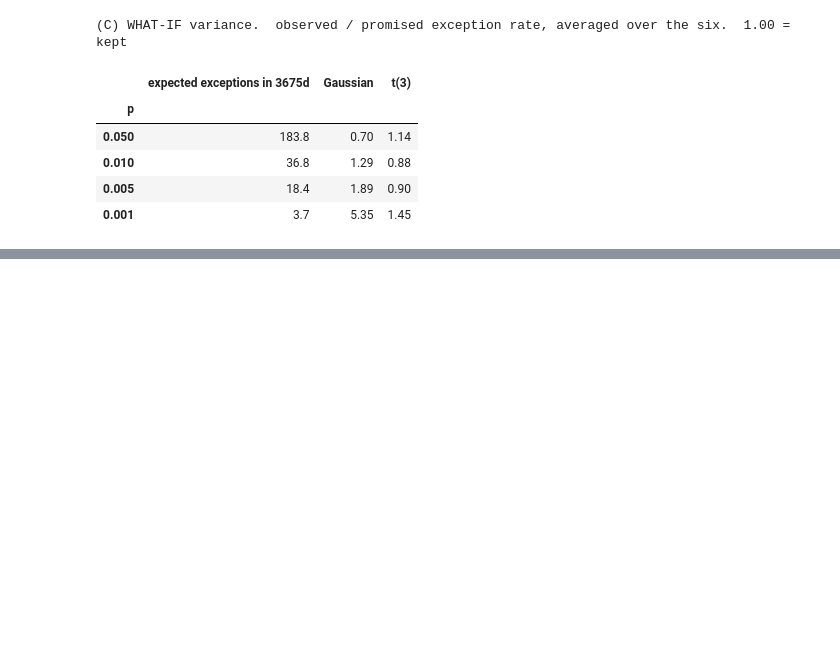
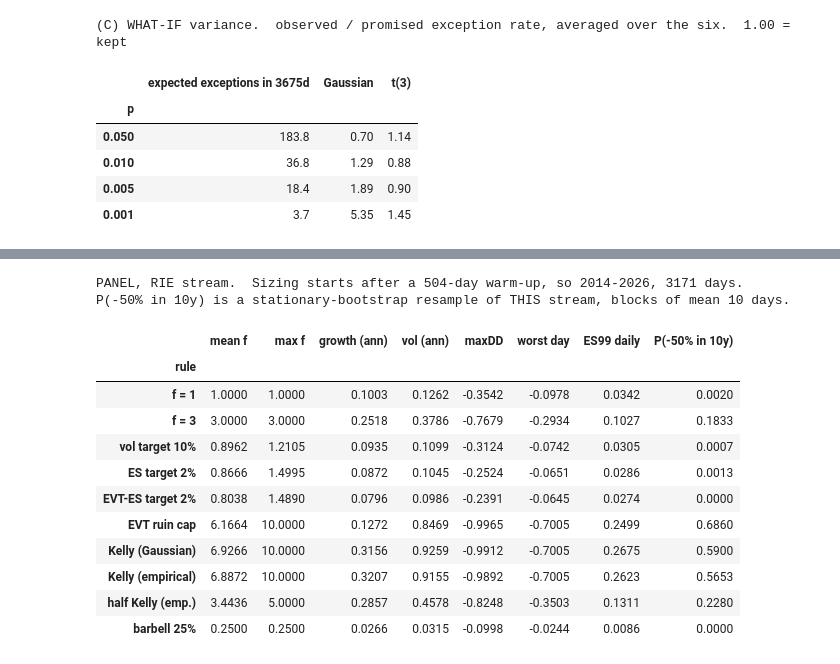
Before and after one commit to MarcoGaloppo/EVT-FatTails-PreAsymptotics, a Jupyter notebook: narrative_evt_market_data.ipynb, the cells around one changed output, grey strips where cells are left out. Drawn from its saved outputs; the diff is of its cells as text; code cells hidden in the pictures; blank space fills up the shorter version.

```diff
--- a/narrative_evt_market_data.ipynb
+++ b/narrative_evt_market_data.ipynb
@@ -2042,0 +2269,68 @@ So,  **what did the backtest found?**
+# %%
+# ---- 6c.  Nine sizing rules, head to head.  Every one of them picks its leverage every 21
+#      days using ONLY the previous 504 days -- the same rhythm and the same information set as
+#      the Part 5 backtest.  No what-if columns from here on.
+LOOK, STEP, FCAP = 504, 21, 10.0
+HOR, PRUIN = 2520, 0.01
+
+def leverage(h, rule):
+    """Leverage from a window `h` of PAST returns.  Nothing here sees the future."""
+    if   rule == "f = 1":             return 1.0
+    elif rule == "f = 3":             return 3.0
+    elif rule == "vol target 10%":    return 0.10 / (h.std() * np.sqrt(252))
+    elif rule == "ES target 2%":      return 0.02 / var_es_empirical(-h, 0.01)["es"]
+    elif rule == "EVT-ES target 2%":  return 0.02 / pot_var_es(-h, float(np.quantile(-h, .95)), 0.01)["es"]
+    elif rule == "EVT ruin cap":      return 1.0 / pot_var_es(-h, float(np.quantile(-h, .95)), PRUIN / HOR)["var"]
+    elif rule == "Kelly (Gaussian)":  return kelly_fraction(h.mean(), h.var())
+    elif rule == "Kelly (empirical)": return kelly_empirical(h)["f_star"]
+    elif rule == "half Kelly (emp.)": return 0.5 * kelly_empirical(h)["f_star"]
+    elif rule == "barbell 25%":       return 0.25
+
+def apply_rule(r, rule, idx=None, look=LOOK, step=STEP, fcap=FCAP):
+    n = len(r); f = np.full(n, np.nan)
+    for s in range(look, n, step):
+        f[s:s + step] = np.clip(leverage(r[s - look:s], rule), 0.0, fcap)
+    ok = ~np.isnan(f)
+    return f[ok] * r[ok], f[ok], (None if idx is None else idx[ok])
+
+def wealth_path(rr):
+    """Cumulative wealth, ABSORBED AT ZERO the first time the position is wiped out."""
+    w = np.cumprod(1 + rr); bad = np.nonzero((1 + rr) <= 0)[0]
+    if bad.size: w[bad[0]:] = 0.0
+    return w, (bad[0] if bad.size else None)
+
+RULES = ["f = 1", "f = 3", "vol target 10%", "ES target 2%", "EVT-ES target 2%", "EVT ruin cap",
+         "Kelly (Gaussian)", "Kelly (empirical)", "half Kelly (emp.)", "barbell 25%"]
+
+rng6 = np.random.default_rng(0)
+rows = []
+for rl in RULES:
+    rr, ff, _ = apply_rule(PNL["rie"], rl)
+    W, k = wealth_path(rr)
+    ru = ruin_probability(rr, 1.0, HOR, reps=1500, barrier=0.5, rng=rng6, block_mean=10.0)
+    rows.append({"rule": rl, "mean f": ff.mean(), "max f": ff.max(),
+                 "growth (ann)": growth_rate(rr) * 252 if k is None else -np.inf,
+                 "vol (ann)": rr.std() * np.sqrt(252),
+                 "maxDD": max_drawdown(np.maximum(W, 1e-12)), "worst day": rr.min(),
+                 "ES99 daily": var_es_empirical(-rr, 0.01)["es"],
+                 "P(-50% in 10y)": ru["p_ruin"]})
+panel_size = pd.DataFrame(rows).set_index("rule")
+print("PANEL, RIE stream.  Sizing starts after a 504-day warm-up, so 2014-2026, "
+      f"{len(apply_rule(PNL['rie'],'f = 1')[0])} days.")
+print("P(-50% in 10y) is a stationary-bootstrap resample of THIS stream, blocks of mean 10 days.")
+display(panel_size.round(4))
+# %% [output]
+PANEL, RIE stream.  Sizing starts after a 504-day warm-up, so 2014-2026, 3171 days.
+P(-50% in 10y) is a stationary-bootstrap resample of THIS stream, blocks of mean 10 days.
+|  | mean f | max f | growth (ann) | vol (ann) | maxDD | worst day | ES99 daily | P(-50% in 10y) |
+| rule |  |  |  |  |  |  |  |  |
+| f = 1 | 1.0000 | 1.0000 | 0.1003 | 0.1262 | -0.3542 | -0.0978 | 0.0342 | 0.0020 |
+| f = 3 | 3.0000 | 3.0000 | 0.2518 | 0.3786 | -0.7679 | -0.2934 | 0.1027 | 0.1833 |
+| vol target 10% | 0.8962 | 1.2105 | 0.0935 | 0.1099 | -0.3124 | -0.0742 | 0.0305 | 0.0007 |
+| ES target 2% | 0.8666 | 1.4995 | 0.0872 | 0.1045 | -0.2524 | -0.0651 | 0.0286 | 0.0013 |
+| EVT-ES target 2% | 0.8038 | 1.4890 | 0.0796 | 0.0986 | -0.2391 | -0.0645 | 0.0274 | 0.0000 |
+| EVT ruin cap | 6.1664 | 10.0000 | 0.1272 | 0.8469 | -0.9965 | -0.7005 | 0.2499 | 0.6860 |
+| Kelly (Gaussian) | 6.9266 | 10.0000 | 0.3156 | 0.9259 | -0.9912 | -0.7005 | 0.2675 | 0.5900 |
+| Kelly (empirical) | 6.8872 | 10.0000 | 0.3207 | 0.9155 | -0.9892 | -0.7005 | 0.2623 | 0.5653 |
+| half Kelly (emp.) | 3.4436 | 5.0000 | 0.2857 | 0.4578 | -0.8248 | -0.3503 | 0.1311 | 0.2280 |
+| barbell 25% | 0.2500 | 0.2500 | 0.0266 | 0.0315 | -0.0998 | -0.0244 | 0.0086 | 0.0000 |
```
Also changed, not shown: parts of 16 cells of this notebook, 1 other file.
